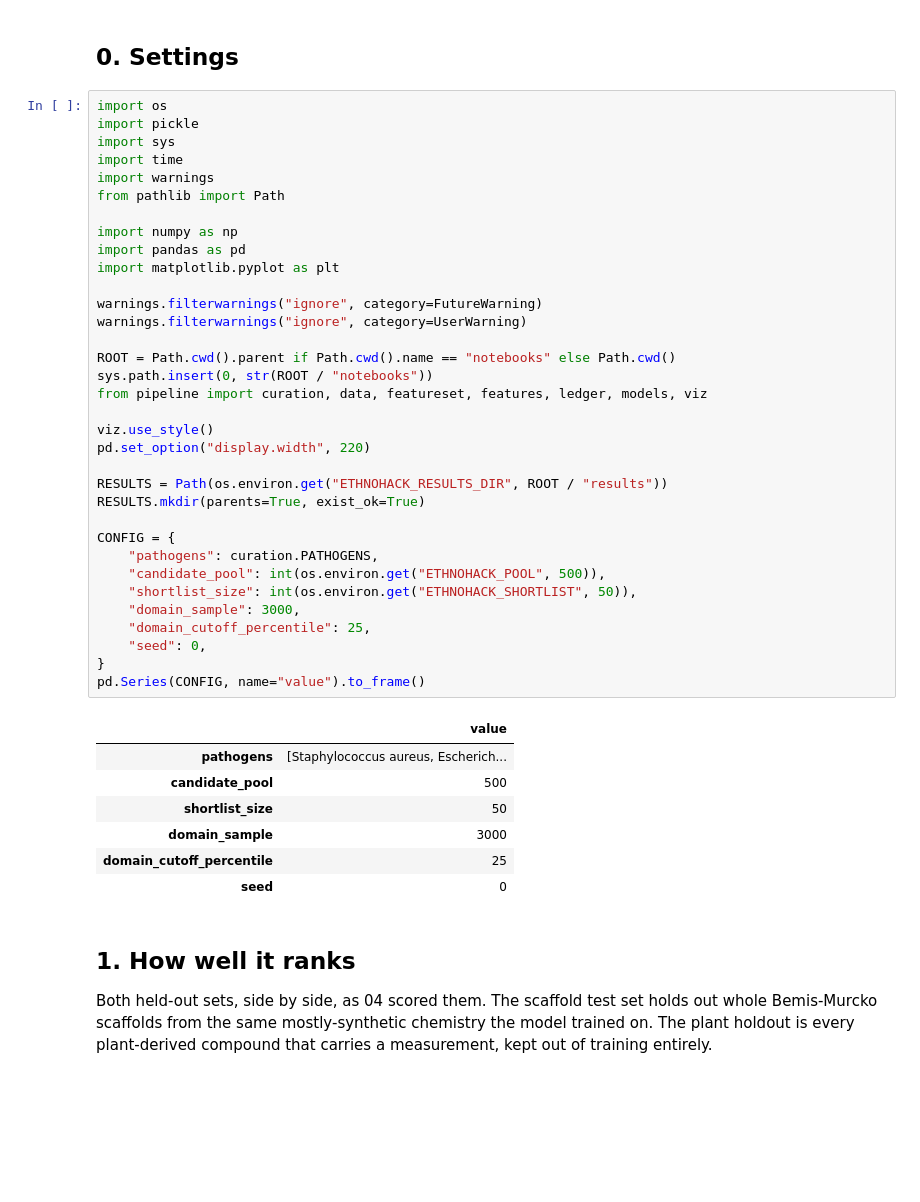
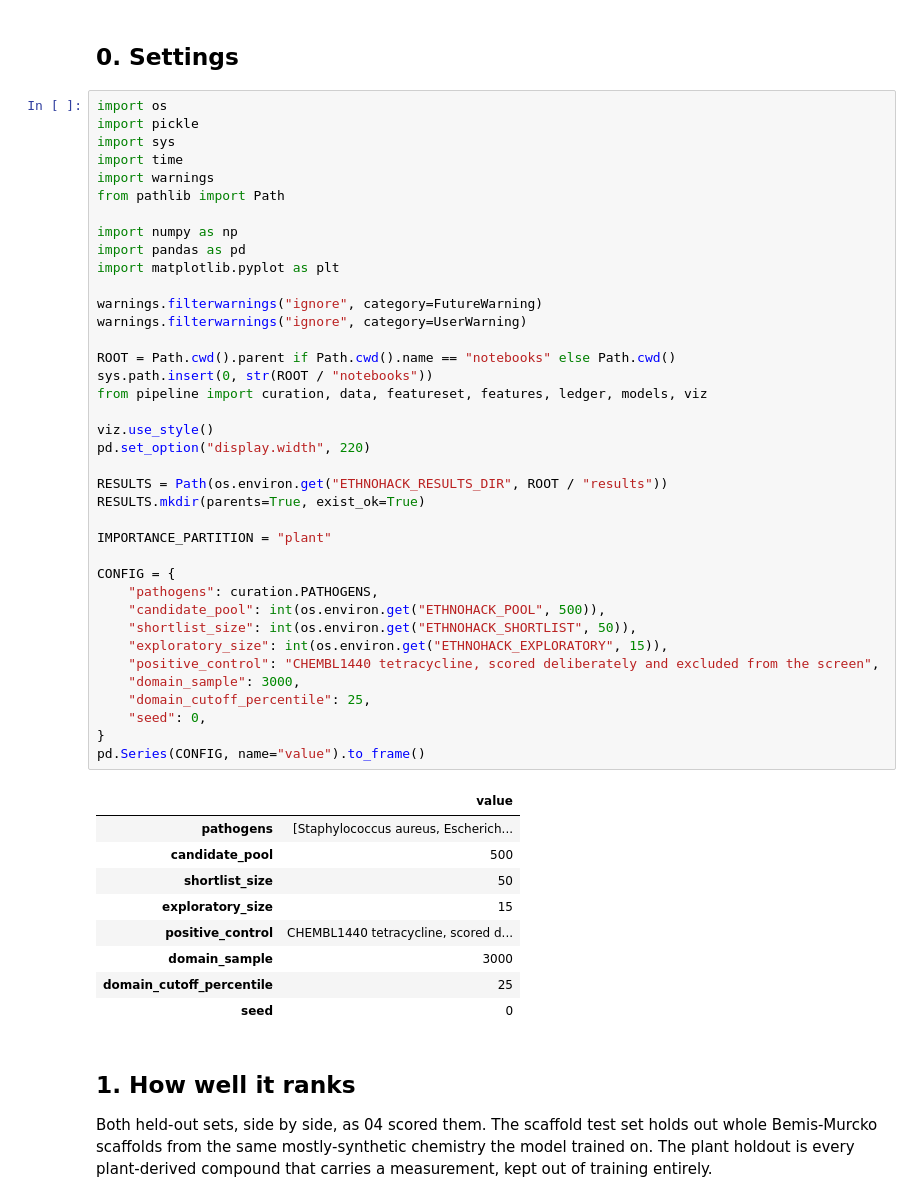
Before and after one commit to anagnole/makeathon-2026-team-natural-products-drug-discovery, a Jupyter notebook: notebooks/05_results.ipynb, the cells around one changed output. Drawn from its saved outputs; the diff is of its cells as text; blank space fills up the shorter version.

```diff
--- a/notebooks/05_results.ipynb
+++ b/notebooks/05_results.ipynb
@@ -29,33 +29,39 @@ import numpy as np
 import pandas as pd
 import matplotlib.pyplot as plt
 
 warnings.filterwarnings("ignore", category=FutureWarning)
 warnings.filterwarnings("ignore", category=UserWarning)
 
 ROOT = Path.cwd().parent if Path.cwd().name == "notebooks" else Path.cwd()
 sys.path.insert(0, str(ROOT / "notebooks"))
 from pipeline import curation, data, featureset, features, ledger, models, viz
 
 viz.use_style()
 pd.set_option("display.width", 220)
 
 RESULTS = Path(os.environ.get("ETHNOHACK_RESULTS_DIR", ROOT / "results"))
 RESULTS.mkdir(parents=True, exist_ok=True)
 
+IMPORTANCE_PARTITION = "plant"
+
 CONFIG = {
     "pathogens": curation.PATHOGENS,
     "candidate_pool": int(os.environ.get("ETHNOHACK_POOL", 500)),
     "shortlist_size": int(os.environ.get("ETHNOHACK_SHORTLIST", 50)),
+    "exploratory_size": int(os.environ.get("ETHNOHACK_EXPLORATORY", 15)),
+    "positive_control": "CHEMBL1440 tetracycline, scored deliberately and excluded from the screen",
     "domain_sample": 3000,
     "domain_cutoff_percentile": 25,
     "seed": 0,
 }
 pd.Series(CONFIG, name="value").to_frame()
 # %% [output]
 |  | value |
 | pathogens | [Staphylococcus aureus, Escherich... |
 | candidate_pool | 500 |
 | shortlist_size | 50 |
+| exploratory_size | 15 |
+| positive_control | CHEMBL1440 tetracycline, scored d... |
 | domain_sample | 3000 |
 | domain_cutoff_percentile | 25 |
 | seed | 0 |
```
Also changed, not shown: parts of 46 cells of this notebook, 21 other files.
